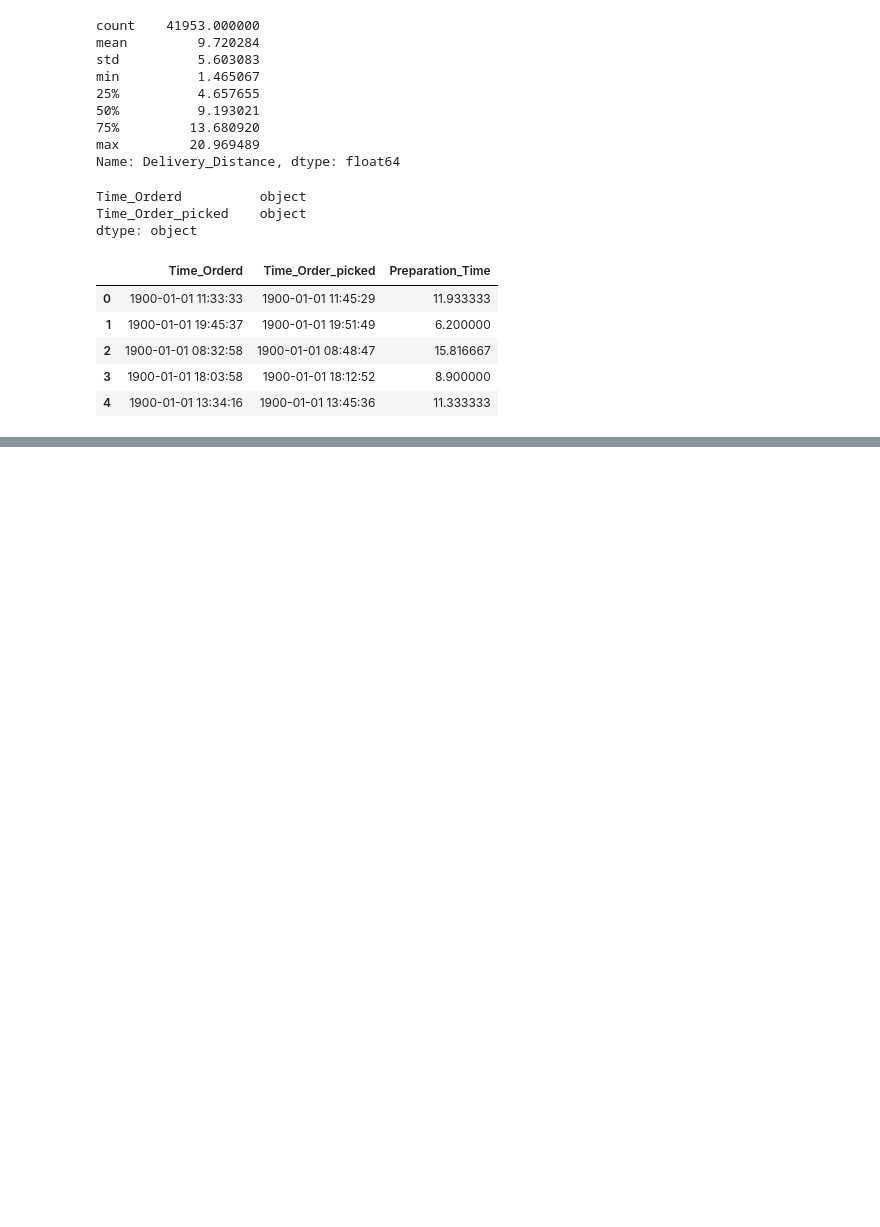
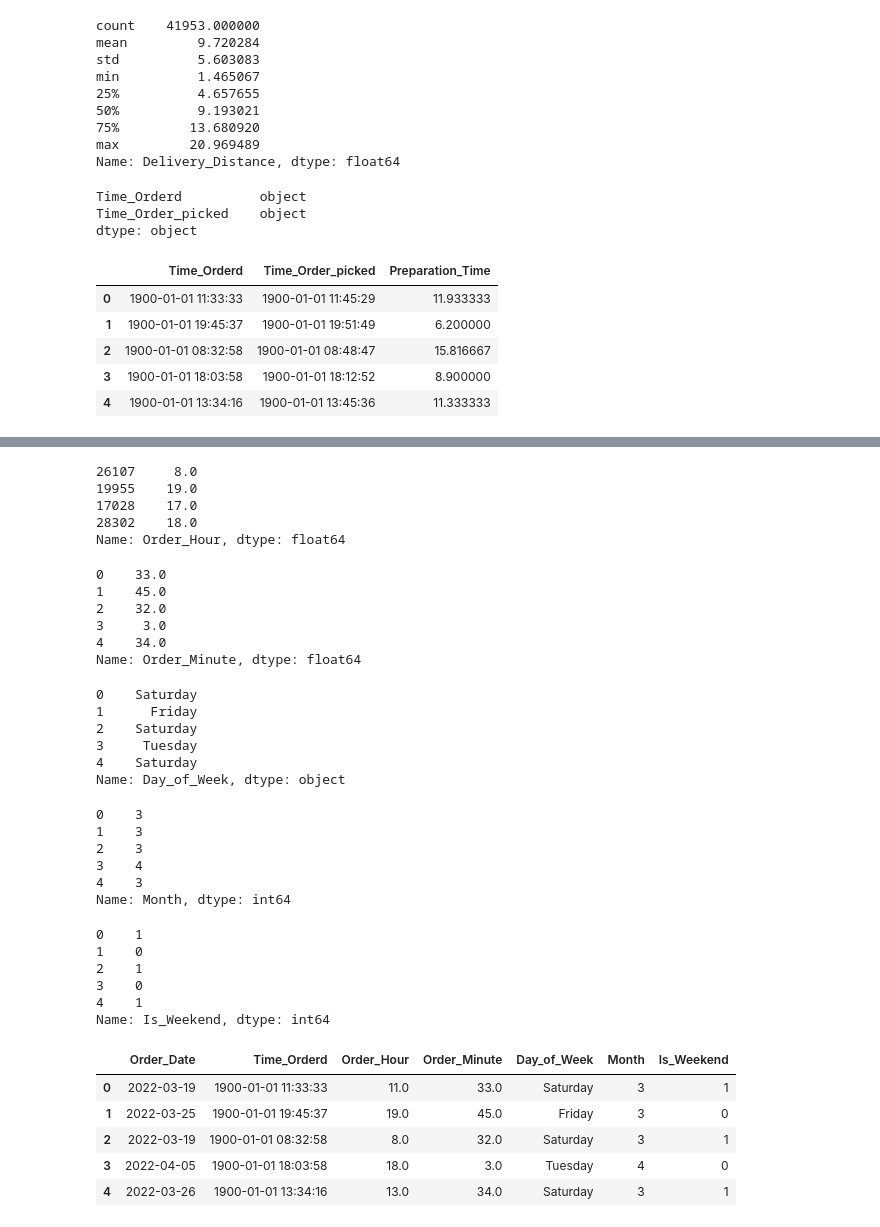
Before and after one commit to anshul-94/Food-Delivery-Time-Prediction, a Jupyter notebook: notebooks/03_feature_engineering.ipynb, the cells around one changed output, grey strips where cells are left out. Saved outputs shown, nothing was run; the diff lists cells and outputs as text; code cells hidden in the pictures; blank space fills up the shorter version.

```diff
--- a/notebooks/03_feature_engineering.ipynb
+++ b/notebooks/03_feature_engineering.ipynb
@@ -142,0 +149,73 @@ X_experiment = df.drop(
+# %%
+df["Order_Hour"] = df["Time_Orderd"].dt.hour
+df["Order_Hour"].sample(4)
+# %% [output]
+26107     8.0
+19955    19.0
+17028    17.0
+28302    18.0
+Name: Order_Hour, dtype: float64
+# %%
+df["Order_Minute"] = df["Time_Orderd"].dt.minute
+df["Order_Minute"].head()
+# %% [output]
+0    33.0
+1    45.0
+2    32.0
+3     3.0
+4    34.0
+Name: Order_Minute, dtype: float64
+# %%
+df["Day_of_Week"] = df["Order_Date"].dt.day_name()
+df['Day_of_Week'].head()
+# %% [output]
+0    Saturday
+1      Friday
+2    Saturday
+3     Tuesday
+4    Saturday
+Name: Day_of_Week, dtype: object
+# %%
+df["Month"] = df["Order_Date"].dt.month
+df['Month'].head()
+# %% [output]
+0    3
+1    3
+2    3
+3    4
+4    3
+Name: Month, dtype: int64
+# %%
+df["Is_Weekend"] = (
+    df["Order_Date"]
+      .dt.dayofweek
+      .isin([5, 6])
+      .astype(int)
+)
+df["Is_Weekend"].head()
+# %% [output]
+0    1
+1    0
+2    1
+3    0
+4    1
+Name: Is_Weekend, dtype: int64
+# %%
+df[
+    [
+        "Order_Date",
+        "Time_Orderd",
+        "Order_Hour",
+        "Order_Minute",
+        "Day_of_Week",
+        "Month",
+        "Is_Weekend"
+    ]
+].head()
+# %% [output]
+|  | Order_Date | Time_Orderd | Order_Hour | Order_Minute | Day_of_Week | Month | Is_Weekend |
+| 0 | 2022-03-19 | 1900-01-01 11:33:33 | 11.0 | 33.0 | Saturday | 3 | 1 |
+| 1 | 2022-03-25 | 1900-01-01 19:45:37 | 19.0 | 45.0 | Friday | 3 | 0 |
+| 2 | 2022-03-19 | 1900-01-01 08:32:58 | 8.0 | 32.0 | Saturday | 3 | 1 |
+| 3 | 2022-04-05 | 1900-01-01 18:03:58 | 18.0 | 3.0 | Tuesday | 4 | 0 |
+| 4 | 2022-03-26 | 1900-01-01 13:34:16 | 13.0 | 34.0 | Saturday | 3 | 1 |
```
Also changed, not shown: parts of 9 cells of this notebook.
